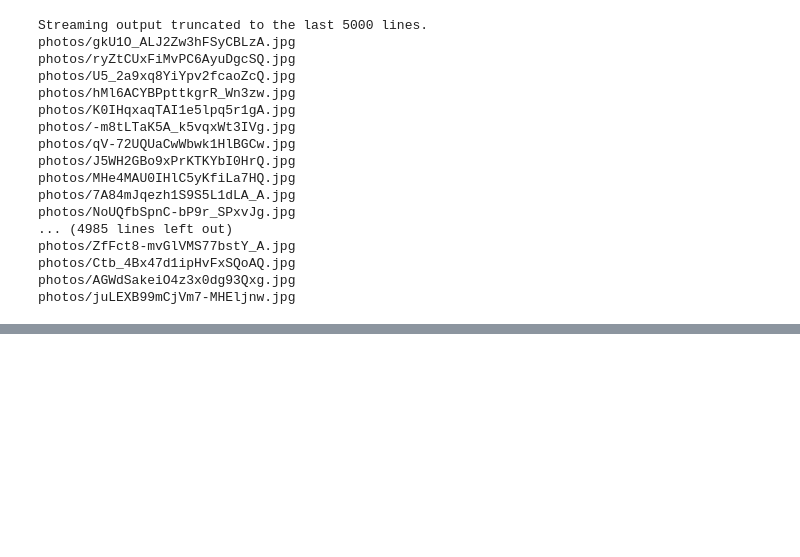
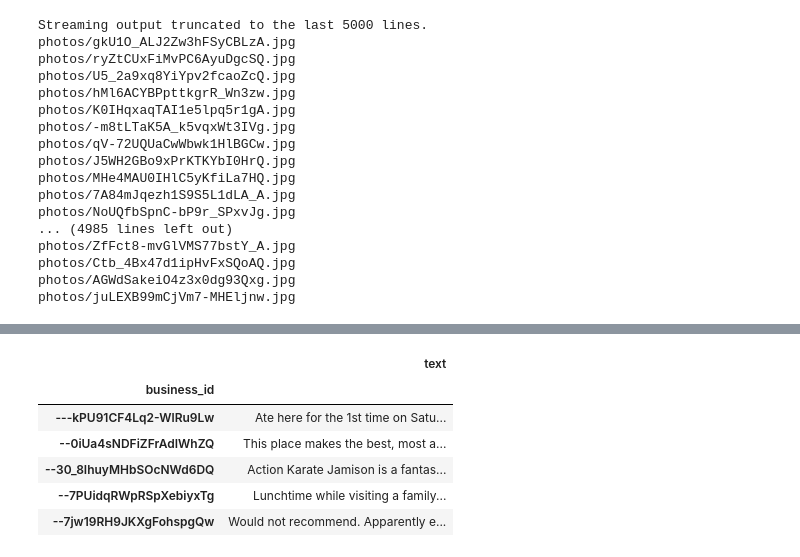
Before and after one commit to jahid-jabed/Grad_Thesis, a Jupyter notebook: Yelp_dataset.ipynb, the cells around one changed output, grey strips where cells are left out. Saved outputs shown, nothing was run; the diff lists cells and outputs as text; code cells hidden in the pictures; blank space fills up the shorter version.

```diff
--- a/Yelp_dataset.ipynb
+++ b/Yelp_dataset.ipynb
@@ -166,0 +193,12 @@ AssertionError: ignored
+# %%
+dfBusinessReviews = dfReviews.groupby(['business_id']).agg(lambda col: '<|>'.join(col))
+# %%
+dfBusinessReviews.head(5)
+# %% [output]
+|  | text |
+| business_id |  |
+| ---kPU91CF4Lq2-WlRu9Lw | Ate here for the 1st time on Satu... |
+| --0iUa4sNDFiZFrAdIWhZQ | This place makes the best, most a... |
+| --30_8IhuyMHbSOcNWd6DQ | Action Karate Jamison is a fantas... |
+| --7PUidqRWpRSpXebiyxTg | Lunchtime while visiting a family... |
+| --7jw19RH9JKXgFohspgQw | Would not recommend. Apparently e... |
```
Also changed, not shown: parts of 5 cells of this notebook.
